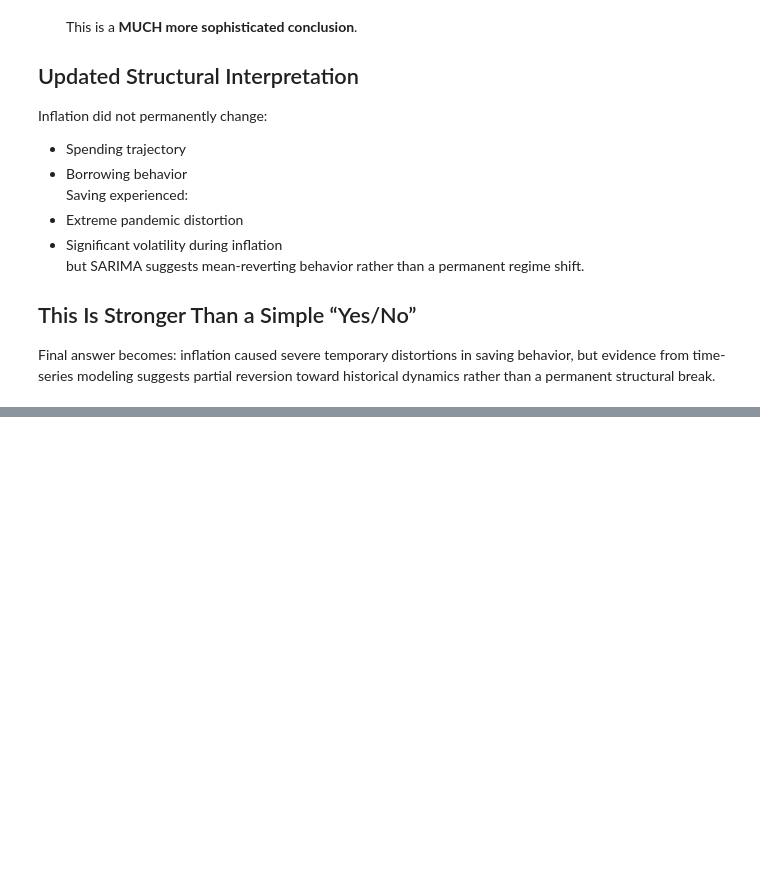
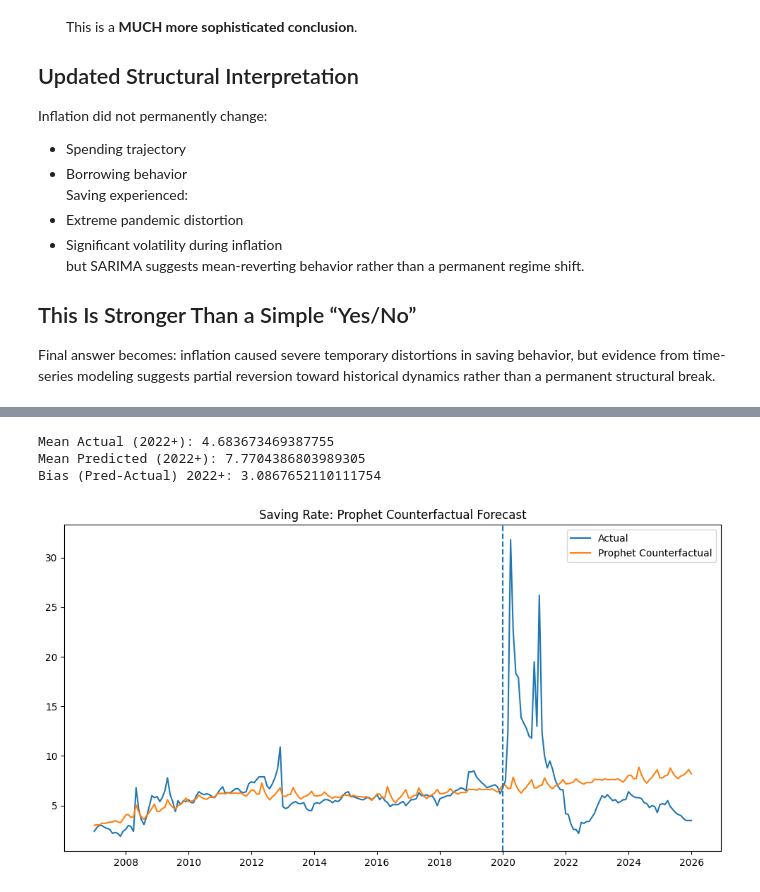
Before and after one commit to hamedtaeb/US-Consumer-Behaviour, a Jupyter notebook: notebooks/Hamed_EDA_model.ipynb, the cells around one changed output, grey strips where cells are left out. Drawn from its saved outputs; the diff is of its cells as text; code cells hidden in the pictures; blank space fills up the shorter version.

Commit message:
Hamed Final Model

```diff
--- a/notebooks/Hamed_EDA_model.ipynb
+++ b/notebooks/Hamed_EDA_model.ipynb
@@ -817,0 +832,11 @@ inflation caused severe temporary distortions in saving behavior, but evidence f
+# %%
+# Prepare Data for Prophet
+from prophet import Prophet
+
+df_prophet = df[["DATE", "SAVING_RATE"]].copy()
+df_prophet.columns = ["ds", "y"]
+
+train_prophet = df_prophet[df_prophet["ds"].dt.year <= 2019]
+test_prophet = df_prophet[df_prophet["ds"].dt.year >= 2020]
+
+print(train_prophet.shape, test_prophet.shape)
@@ -817,0 +846,10 @@ inflation caused severe temporary distortions in saving behavior, but evidence f
+# %%
+# Fit Prophet Model
+
+model_prophet = Prophet(
+    yearly_seasonality=True,
+    weekly_seasonality=False,
+    daily_seasonality=False
+)
+
+model_prophet.fit(train_prophet)
@@ -817,0 +869,37 @@ inflation caused severe temporary distortions in saving behavior, but evidence f
+# %%
+# Forecast Forward
+future = model_prophet.make_future_dataframe(periods=len(test_prophet), freq="MS")
+forecast_prophet = model_prophet.predict(future)
+
+forecast_post = forecast_prophet[forecast_prophet["ds"] >= "2020-01-01"]
+
+pred_prophet = forecast_post["yhat"].values
+actual_prophet = test_prophet["y"].values
+# %%
+# Evaluate 2022 + GAP
+
+dates_post = test_prophet["ds"].values
+mask_2022 = test_prophet["ds"].dt.year >= 2022
+
+mean_actual_2022 = np.mean(actual_prophet[mask_2022])
+mean_pred_2022 = np.mean(pred_prophet[mask_2022])
+bias_2022 = mean_pred_2022 - mean_actual_2022
+
+print("Mean Actual (2022+):", mean_actual_2022)
+print("Mean Predicted (2022+):", mean_pred_2022)
+print("Bias (Pred-Actual) 2022+:", bias_2022)
+# %% [output]
+Mean Actual (2022+): 4.683673469387755
+Mean Predicted (2022+): 7.7704386803989305
+Bias (Pred-Actual) 2022+: 3.0867652110111754
+# %%
+# Plot
+plt.figure(figsize=(12,6))
+plt.plot(df_prophet["ds"], df_prophet["y"], label="Actual")
+plt.plot(forecast_prophet["ds"], forecast_prophet["yhat"], label="Prophet Counterfactual")
+plt.axvline(pd.Timestamp("2020-01-01"), linestyle="--")
+plt.legend()
+plt.title("Saving Rate: Prophet Counterfactual Forecast")
+plt.show()
+# %% [output]
+[figure, added]
```
Also changed, not shown: parts of 5 cells of this notebook.
